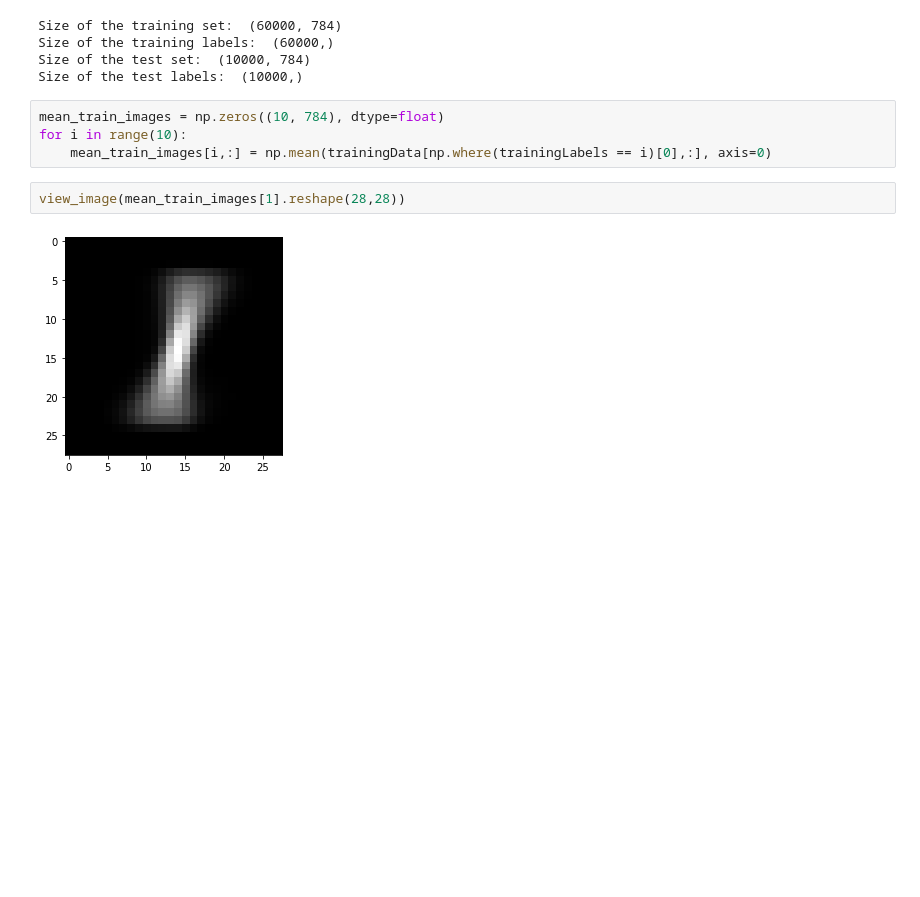
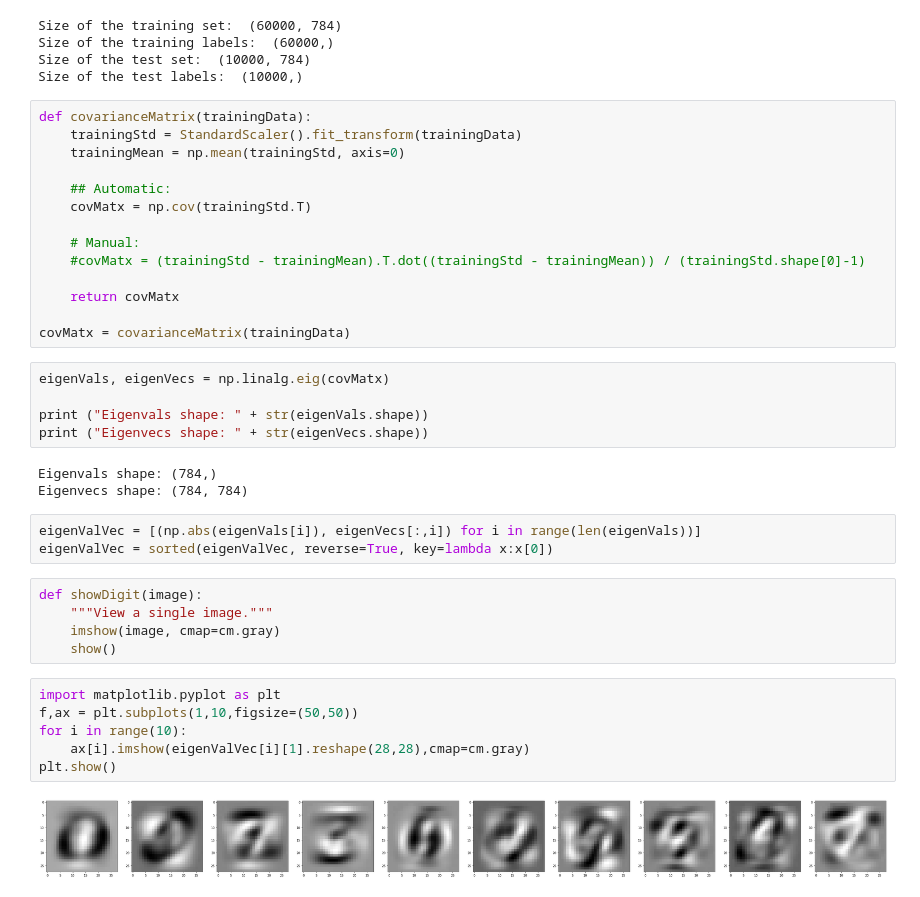
Before and after one commit to MemonAshfaq/EE5907_CA2, a Jupyter notebook: DigitRecognition.ipynb, the cells around one changed output. Cells and saved outputs as stored; diff of their text form; blank space fills up the shorter version.

```diff
--- a/DigitRecognition.ipynb
+++ b/DigitRecognition.ipynb
@@ -38,11 +39,41 @@ Size of the training set:  (60000, 784)
 Size of the training labels:  (60000,)
 Size of the test set:  (10000, 784)
 Size of the test labels:  (10000,)
-# %%
-mean_train_images = np.zeros((10, 784), dtype=float)
-for i in range(10):
-	mean_train_images[i,:] = np.mean(trainingData[np.where(trainingLabels == i)[0],:], axis=0)
-# %%
-view_image(mean_train_images[1].reshape(28,28))
-# %% [output]
-[figure, removed]
+# %%
+def covarianceMatrix(trainingData):
+    trainingStd = StandardScaler().fit_transform(trainingData)
+    trainingMean = np.mean(trainingStd, axis=0)
+
+    ## Automatic:
+    covMatx = np.cov(trainingStd.T)
+
+    # Manual:
+    #covMatx = (trainingStd - trainingMean).T.dot((trainingStd - trainingMean)) / (trainingStd.shape[0]-1)
+
+    return covMatx
+
+covMatx = covarianceMatrix(trainingData)
+# %%
+eigenVals, eigenVecs = np.linalg.eig(covMatx)
+
+print ("Eigenvals shape: " + str(eigenVals.shape))
+print ("Eigenvecs shape: " + str(eigenVecs.shape))
+# %% [output]
+Eigenvals shape: (784,)
+Eigenvecs shape: (784, 784)
+# %%
+eigenValVec = [(np.abs(eigenVals[i]), eigenVecs[:,i]) for i in range(len(eigenVals))]
+eigenValVec = sorted(eigenValVec, reverse=True, key=lambda x:x[0])
+# %%
+def showDigit(image):
+    """View a single image."""
+    imshow(image, cmap=cm.gray)
+    show()
+# %%
+import matplotlib.pyplot as plt
+f,ax = plt.subplots(1,10,figsize=(50,50))
+for i in range(10):
+    ax[i].imshow(eigenValVec[i][1].reshape(28,28),cmap=cm.gray)
+plt.show()
+# %% [output]
+[figure, added]
```
Also changed, not shown: parts of 3 cells of this notebook.
